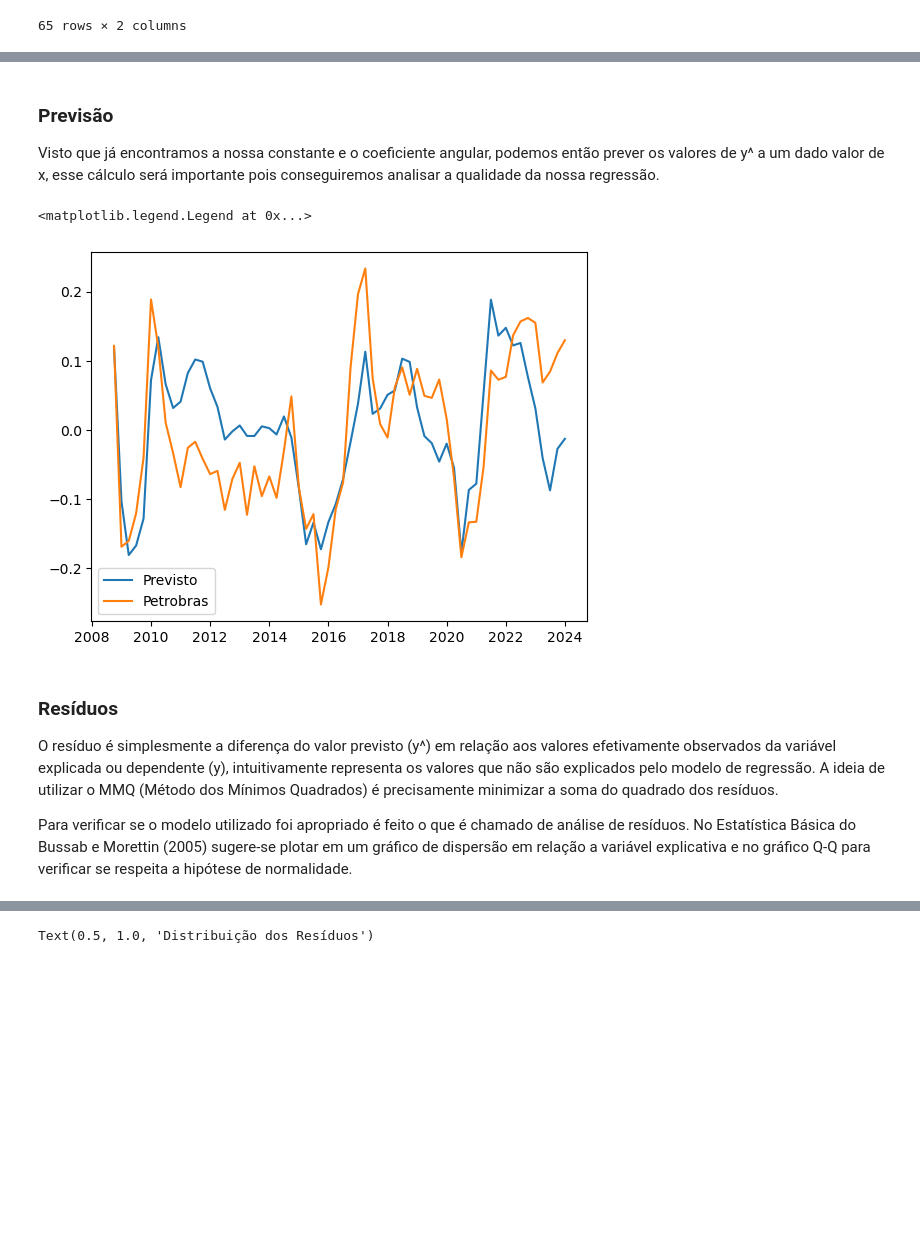
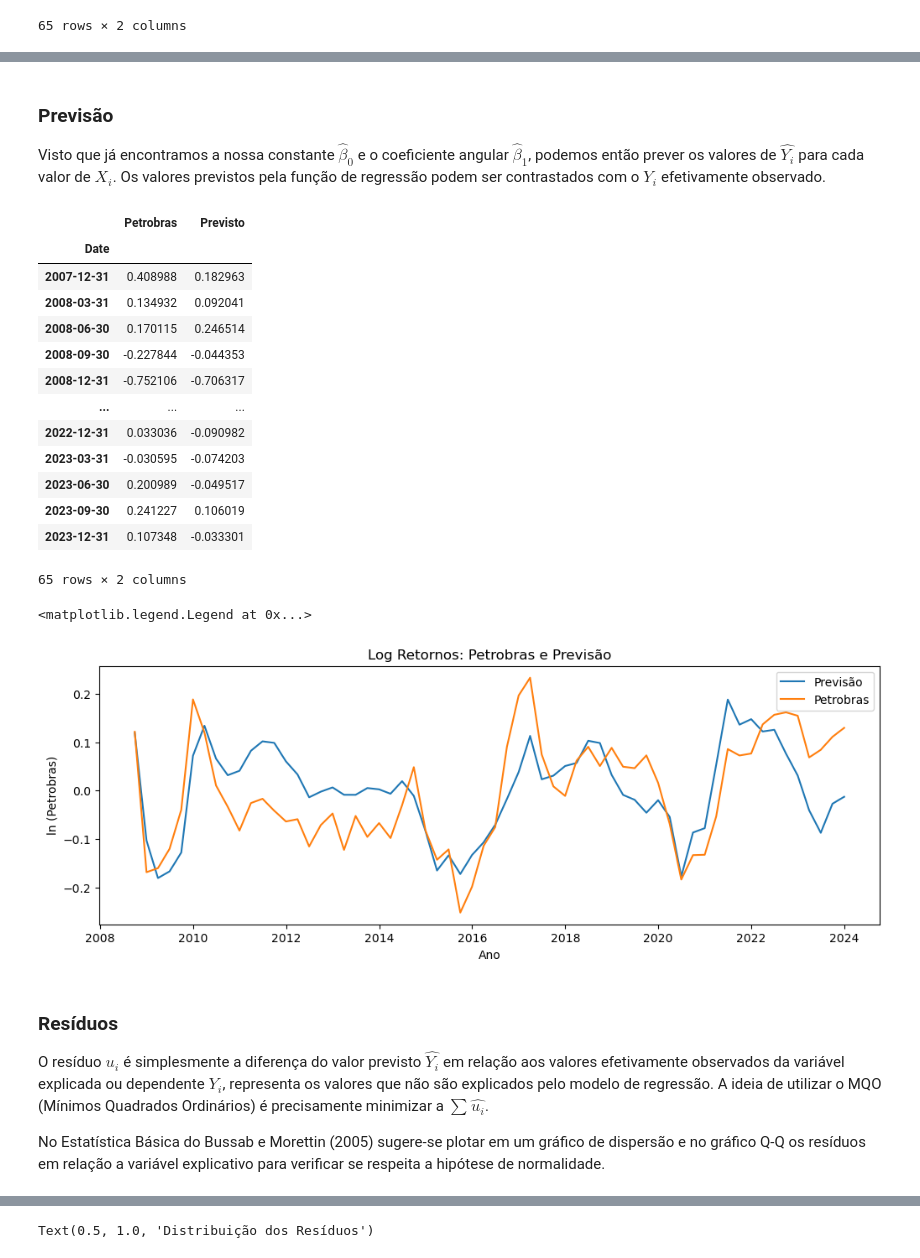
Before and after one commit to emanuelprd/Regressao-Linear, a Jupyter notebook: Regressão - Petrobras e Petróleo.ipynb, the cells around one changed output, grey strips where cells are left out. Drawn from its saved outputs; the diff is of its cells as text; code cells hidden in the pictures; blank space fills up the shorter version.

```diff
--- a/Regressão - Petrobras e Petróleo.ipynb
+++ b/Regressão - Petrobras e Petróleo.ipynb
@@ -173,26 +180,47 @@ a
 # %% [markdown]
 ### Previsão
 
-Visto que já encontramos a nossa constante e o coeficiente angular, podemos então prever os valores de y^ a um dado valor de x, esse cálculo será importante pois conseguiremos analisar a qualidade da nossa regressão.
+Visto que já encontramos a nossa constante $\hat{\beta}_0$ e o coeficiente angular $\hat{\beta}_1$, podemos então prever os valores de $\hat{Y_i}$ para cada valor de $X_i$. Os valores previstos pela função de regressão podem ser contrastados com o $Y_i$ efetivamente observado.
 # %%
 #Cálculo da previsão
 
 df['Previsto'] = a + b * x
-
-#Gráfico suavizado para médias móveis de 4 trimestres
-
-plt.plot(df['Previsto'].rolling(4).mean(), label = 'Previsto')
-plt.plot(y.rolling(4).mean(), label = 'Petrobras')
-plt.legend()
+df[['Petrobras','Previsto']]
 # %% [output]
+|  | Petrobras | Previsto |
+| Date |  |  |
+| 2007-12-31 | 0.408988 | 0.182963 |
+| 2008-03-31 | 0.134932 | 0.092041 |
+| 2008-06-30 | 0.170115 | 0.246514 |
+| 2008-09-30 | -0.227844 | -0.044353 |
+| 2008-12-31 | -0.752106 | -0.706317 |
+| ... | ... | ... |
+| 2022-12-31 | 0.033036 | -0.090982 |
+| 2023-03-31 | -0.030595 | -0.074203 |
+| 2023-06-30 | 0.200989 | -0.049517 |
+| 2023-09-30 | 0.241227 | 0.106019 |
+| 2023-12-31 | 0.107348 | -0.033301 |
-<matplotlib.legend.Legend at 0x...>
+65 rows × 2 columns
-[figure, removed]
+# %%
+#Gráfico suavizado para médias móveis de 4 trimestres
+
+plt.figure(figsize=(12,4))
+
+plt.plot(df['Previsto'].rolling(4).mean(), label = 'Previsão')
+plt.plot(y.rolling(4).mean(), label = 'Petrobras')
+plt.title("Log Retornos: Petrobras e Previsão")
+plt.xlabel('Ano')
+plt.ylabel('ln (Petrobras)')
+plt.legend()
+# %% [output]
+<matplotlib.legend.Legend at 0x...>
+[figure, added]
 # %% [markdown]
 ### Resíduos
 
-O resíduo é simplesmente a diferença do valor previsto (y^) em relação aos valores efetivamente observados da variável explicada ou dependente (y), intuitivamente representa os valores que não são explicados pelo modelo de regressão. A ideia de utilizar o MMQ (Método dos Mínimos Quadrados) é precisamente minimizar a soma do quadrado dos resíduos.
+O resíduo $u_i$ é simplesmente a diferença do valor previsto $\hat{Y_i}$ em relação aos valores efetivamente observados da variável explicada ou dependente $Y_i$, representa os valores que não são explicados pelo modelo de regressão. A ideia de utilizar o MQO (Mínimos Quadrados Ordinários) é precisamente minimizar a $\sum_{} \hat{u_i}$.
 
-Para verificar se o modelo utilizado foi apropriado é feito o que é chamado de análise de resíduos. No Estatística Básica do Bussab e Morettin (2005) sugere-se plotar em um gráfico de dispersão em relação a variável explicativa e no gráfico Q-Q para verificar se respeita a hipótese de normalidade.
+No Estatística Básica do Bussab e Morettin (2005) sugere-se plotar em um gráfico de dispersão e no gráfico Q-Q os resíduos em relação a variável explicativo para verificar se respeita a hipótese de normalidade.
 # %%
 #Cálculo dos resíduos
 
```
Also changed, not shown: parts of 29 cells of this notebook.
